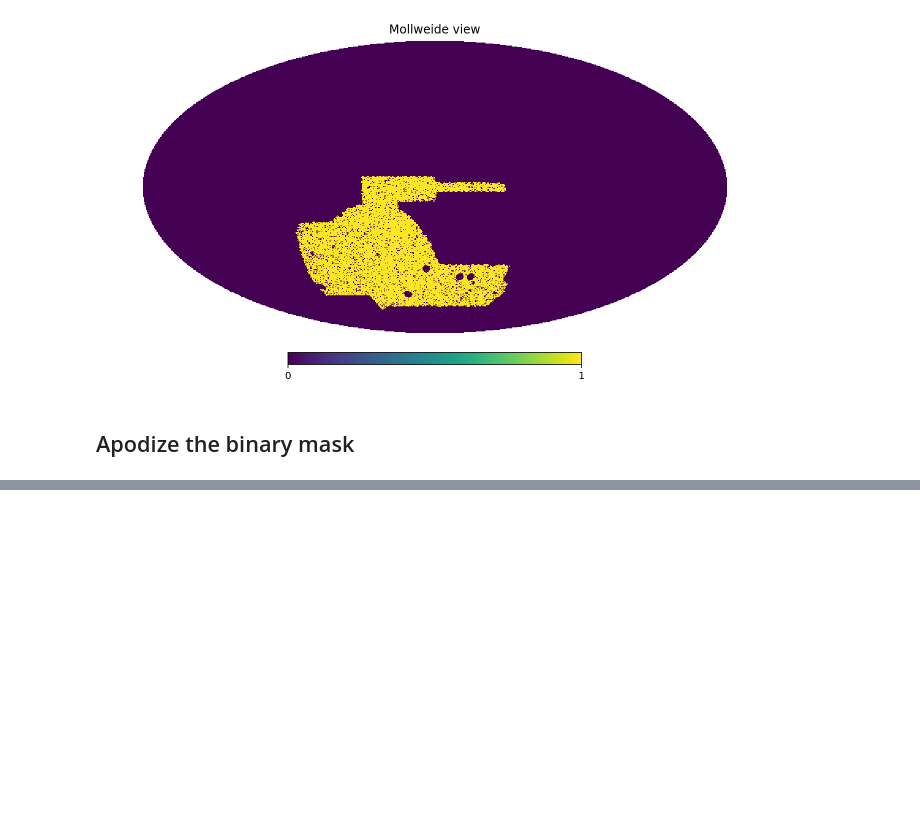
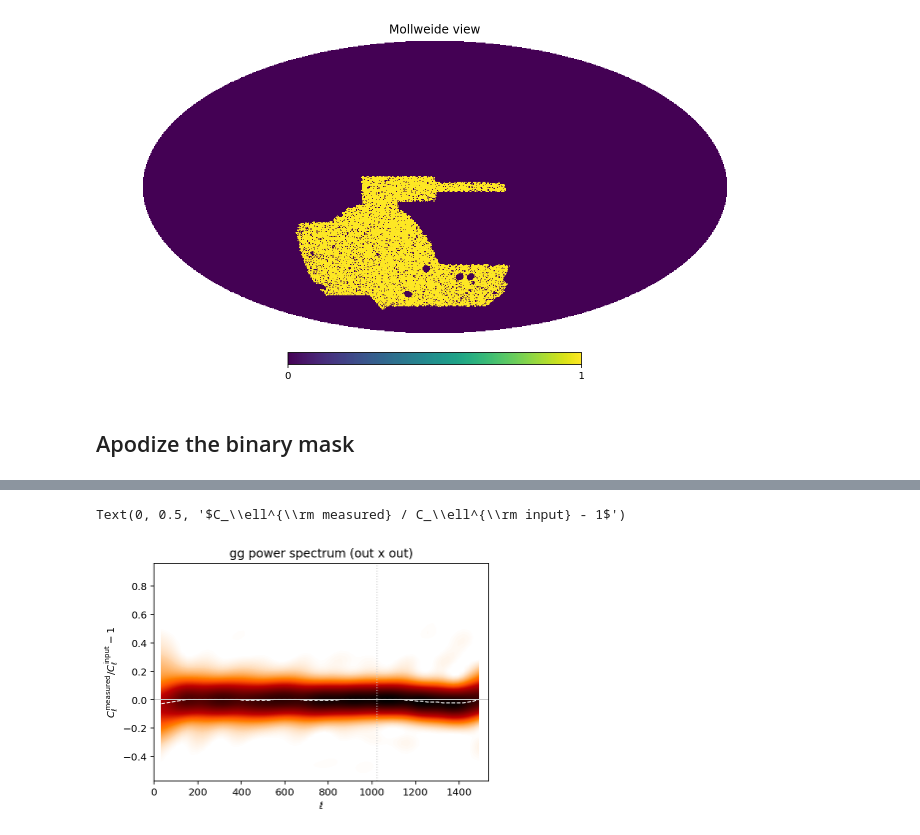
Before and after one commit to ACTCollaboration/xgal, a Jupyter notebook: notebooks/test_deltag_map_and_ggspectrum.ipynb, the cells around one changed output, grey strips where cells are left out. Cells and saved outputs as stored; diff of their text form; code cells hidden in the pictures; blank space fills up the shorter version.

```diff
--- a/notebooks/test_deltag_map_and_ggspectrum.ipynb
+++ b/notebooks/test_deltag_map_and_ggspectrum.ipynb
@@ -198,0 +181,26 @@ plt.tight_layout()
+# %%
+from fastkde import fastKDE
+
+def truc(X,Ys):
+    pxy, (xx,yy) = fastKDE.conditional(np.hstack(Ys), np.tile(X, Ys.shape[0]))
+    xx_mask = (xx>np.min(X)) & (xx<np.max(X))
+    yy_mask = (yy>np.min(Ys)) & (yy<np.max(Ys))
+    xx = xx[xx_mask]
+    yy = yy[yy_mask]
+    pxy = pxy[np.ix_(yy_mask, xx_mask)]
+    plt.contourf(xx, yy, pxy, 256, cmap=mpl.cm.gist_heat_r)
+    plt.plot(xx, yy[np.argmax(pxy, axis=0)], c='w', lw=1, ls='--')
+# %%
+truc(ell_b, cls_test[:,1,:]/cls_in_b-1.)
+
+plt.axhline(y=0, c='0.8')
+plt.axvline(x=2*nside, ls=':', c='0.8')
+
+plt.title('gg power spectrum (%s)'%labels[i])
+plt.xlim(0, b.lmax)
+# plt.ylim(-ylim,+ylim)
+plt.xlabel('$\\ell$')
+plt.ylabel('$C_\\ell^{\\rm measured} / C_\\ell^{\\rm input} - 1$')
+# %% [output]
+Text(0, 0.5, '$C_\\ell^{\\rm measured} / C_\\ell^{\\rm input} - 1$')
+[figure, added]
```
Also changed, not shown: parts of 36 cells of this notebook, 2 other files.
